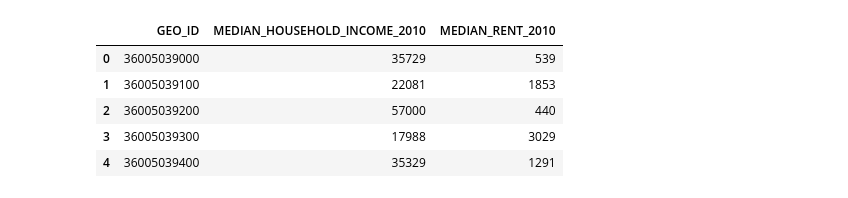
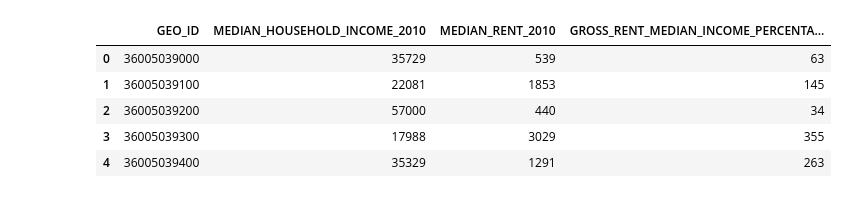
Before and after one commit to beibeilu/digital-twin, a Jupyter notebook: data-analysis/Merge.ipynb, the cells around one changed output. Drawn from its saved outputs; the diff is of its cells as text; code cells hidden in the pictures.

Commit message:
Modify data analysis, add zipcode, merge tract, new feature

```diff
--- a/data-analysis/Merge.ipynb
+++ b/data-analysis/Merge.ipynb
@@ -20,12 +20,15 @@ print(len(tract))
 # %%
-income_rent = pd.read_csv('Source/income_rent_2010.csv')
-# income_rent.head()
-income_rent = income_rent[['GEO_ID', 'MEDIAN_HOUSEHOLD_INCOME_2010', 'MEDIAN_RENT_2010']]
+income_rent = pd.read_csv('Clean Data/income_rent_2010.csv')
+income_rent = income_rent[['GEO_ID', 'MEDIAN_HOUSEHOLD_INCOME_2010', 'MEDIAN_RENT_2010', 'GROSS_RENT_MEDIAN_INCOME_PERCENTAGE_2010']]
+income_rent['MEDIAN_HOUSEHOLD_INCOME_2010'] = income_rent['MEDIAN_HOUSEHOLD_INCOME_2010'].apply(int)
+income_rent['MEDIAN_RENT_2010'] = income_rent['MEDIAN_RENT_2010'].apply(int)
+income_rent['GROSS_RENT_MEDIAN_INCOME_PERCENTAGE_2010'] = income_rent['GROSS_RENT_MEDIAN_INCOME_PERCENTAGE_2010'].apply(int)
+
 income_rent.head()
 # %% [output]
-|  | GEO_ID | MEDIAN_HOUSEHOLD_INCOME_2010 | MEDIAN_RENT_2010 |
-| 0 | 36005039000 | 35729 | 539 |
-| 1 | 36005039100 | 22081 | 1853 |
-| 2 | 36005039200 | 57000 | 440 |
-| 3 | 36005039300 | 17988 | 3029 |
-| 4 | 36005039400 | 35329 | 1291 |
+|  | GEO_ID | MEDIAN_HOUSEHOLD_INCOME_2010 | MEDIAN_RENT_2010 | GROSS_RENT_MEDIAN_INCOME_PERCENTA... |
+| 0 | 36005039000 | 35729 | 539 | 63 |
+| 1 | 36005039100 | 22081 | 1853 | 145 |
+| 2 | 36005039200 | 57000 | 440 | 34 |
+| 3 | 36005039300 | 17988 | 3029 | 355 |
+| 4 | 36005039400 | 35329 | 1291 | 263 |
```
Also changed, not shown: parts of 11 cells of this notebook, 22 other files.
